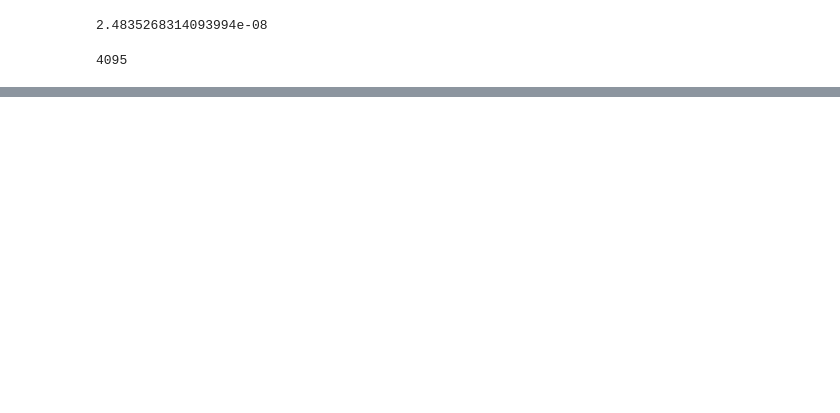
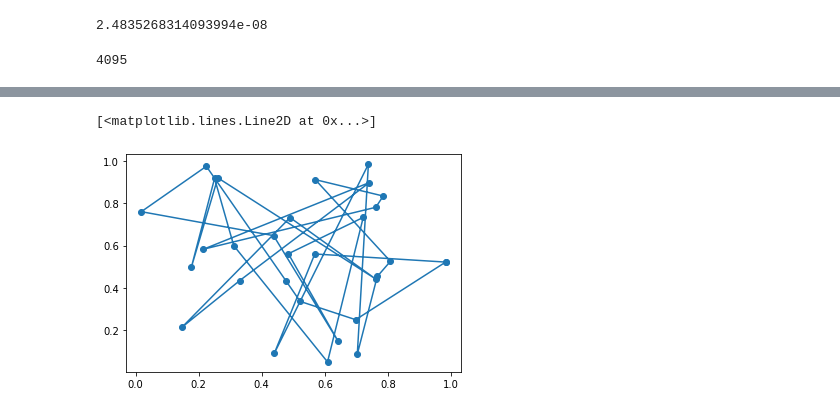
Before and after one commit to francoih/Exam-Python, a Jupyter notebook: ExamPython_HUGO_FRANCOIS.ipynb, the cells around one changed output, grey strips where cells are left out. Saved outputs shown, nothing was run; the diff lists cells and outputs as text; code cells hidden in the pictures; blank space fills up the shorter version.

```diff
--- a/ExamPython_HUGO_FRANCOIS.ipynb
+++ b/ExamPython_HUGO_FRANCOIS.ipynb
@@ -547,0 +342,5 @@ IndentationError: unindent does not match any outer indentation level (<tokenize
+# %%
+plt.plot(x + [ x[0] ], y + [ y[0] ], "o-")
+# %% [output]
+[<matplotlib.lines.Line2D at 0x...>]
+[figure, added]
```
Also changed, not shown: parts of 7 cells of this notebook.
